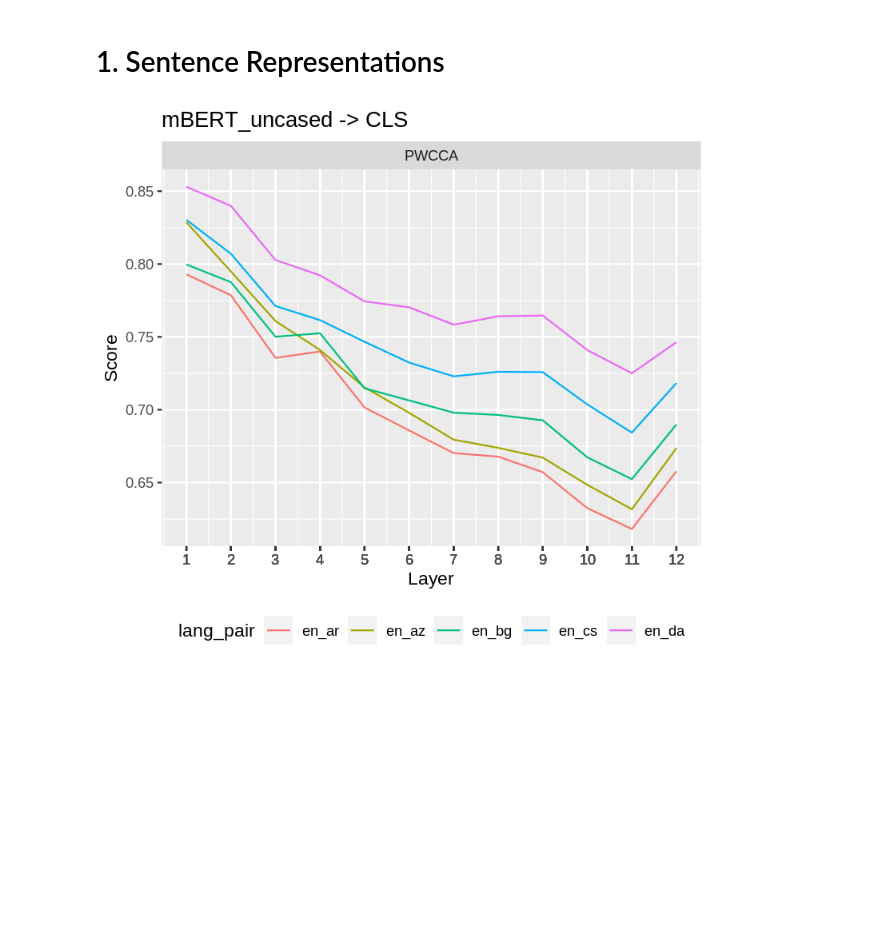
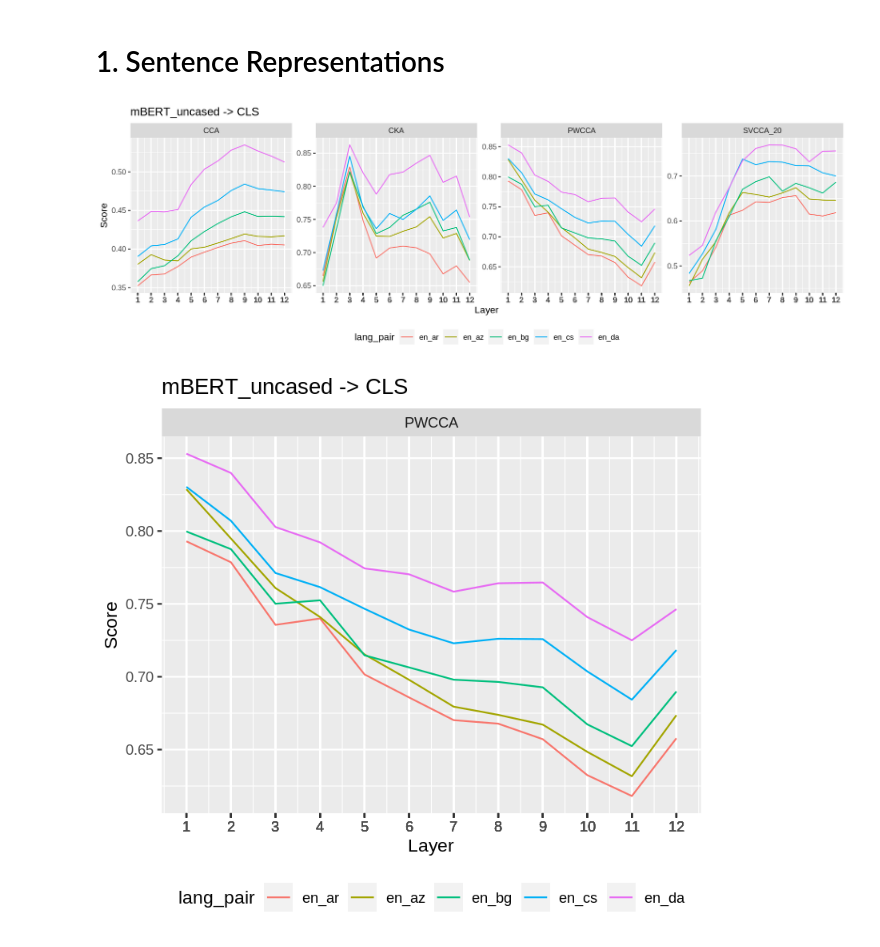
Before and after one commit to MaksymDel/xsim, a Jupyter notebook: examples/multilingual-case_study.ipynb, the cells around one changed output. Drawn from its saved outputs; the diff is of its cells as text; code cells hidden in the pictures; blank space fills up the shorter version.

```diff
--- a/examples/multilingual-case_study.ipynb
+++ b/examples/multilingual-case_study.ipynb
@@ -175,6 +175,33 @@ def ggplot2_plot_lines(df,
     #pp.plot()
 # %% [markdown]
 # 1. Sentence Representations
+# %%
+# GLOBALS
+exp_name = "xnli_extension"
+model_name_or_dir = "bert-base-multilingual-uncased"
+sent_rep_type = "cls"
+#sim_names = ["pwcca", "cka", "svcca_20"]
+sim_names = ["pwcca", "cka", "svcca_20", "cca"]
+lang_pairs = ["en-ar", "en-az", "en-bg", "en-cs", "en-da", "en-en_shuf"]
+# load df
+
+sim_scores_df = load_sim_scores_into_df(
+    model_name_or_dir=model_name_or_dir,
+    exp_name=exp_name,
+    sim_names=sim_names,
+    sent_rep_type=sent_rep_type,
+    lang_pairs=lang_pairs,
+    lang_pairs_exclude=["en-en_shuf"])
+
+# plot metrics data
+with grdevices.render_to_bytesio(grdevices.png, width=1800, height=600, res=150) as img:
+    title = f"{model_names_mapping[model_name_or_dir]} -> {sent_rep_type.upper()}"
+    plot = ggplot2_plot_lines(sim_scores_df, title)
+    plot = plot
+    plot.plot()
+display(Image(data=img.getvalue(), format='png', embed=True))
+# %% [output]
+[figure, added]
 # %%
 # GLOBALS
 exp_name = "xnli_extension"
```
Also changed, not shown: parts of 2 cells of this notebook, 12 other files.
